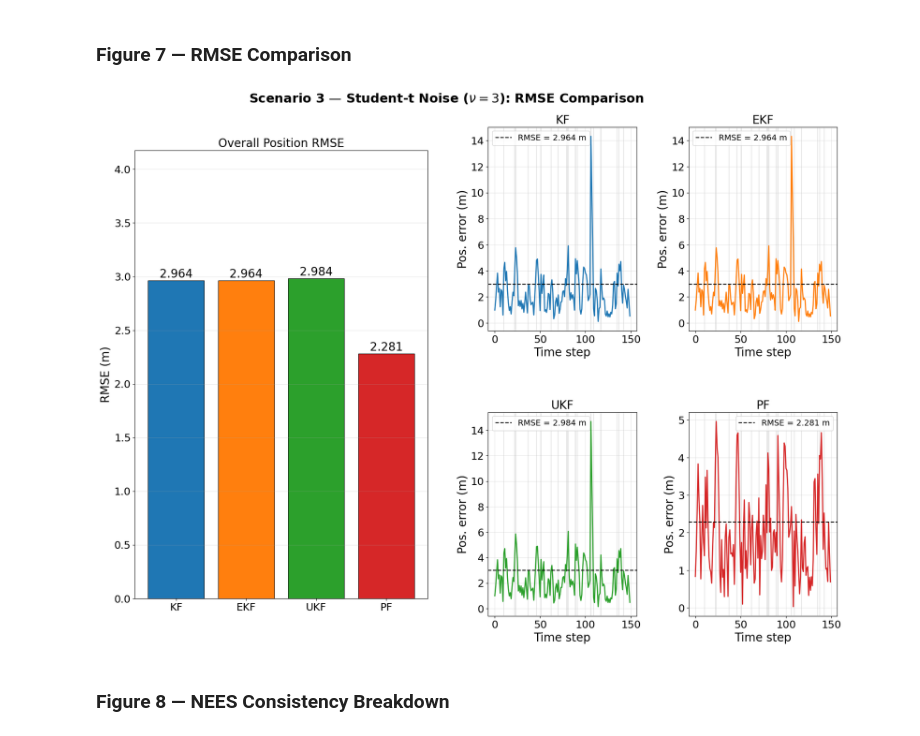
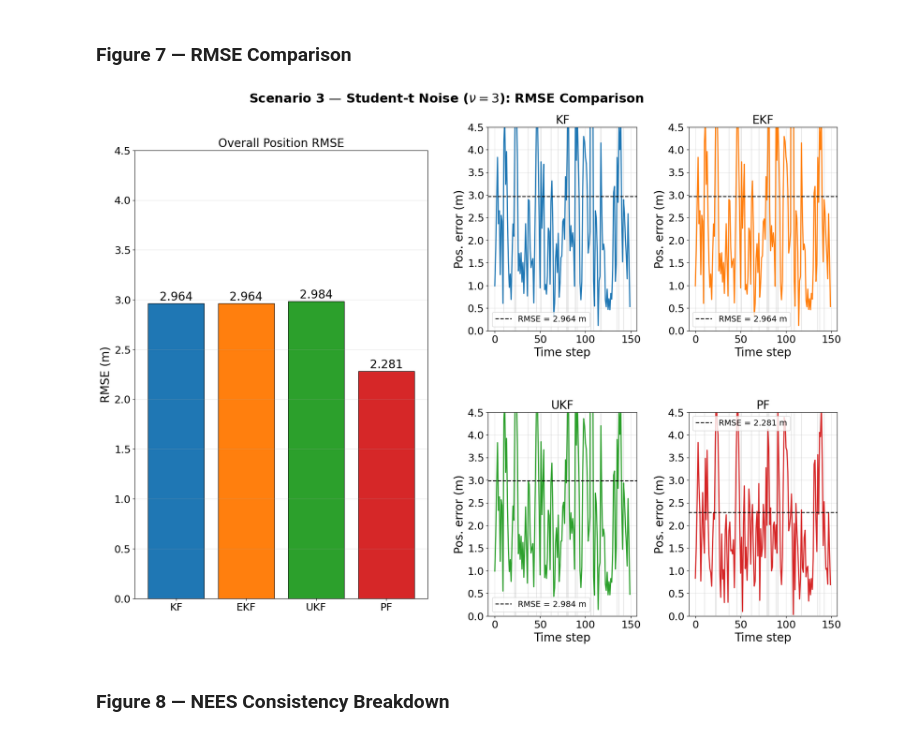
Before and after one commit to Moyin3/Dissertation, a Jupyter notebook: comparative_analysis.ipynb, the cells around one changed output. Drawn from its saved outputs; the diff is of its cells as text; code cells hidden in the pictures.

```diff
--- a/comparative_analysis.ipynb
+++ b/comparative_analysis.ipynb
@@ -45,6 +45,7 @@ COLORS  = {'KF':'#1f77b4', 'EKF':'#ff7f0e', 'UKF':'#2ca02c', 'PF':'#d62728'}
 LSTYLE  = {'KF':'-',       'EKF':'--',       'UKF':'-.',       'PF':':'}
 FILTERS = ['KF','EKF','UKF','PF']
 N_PF    = 2000   # particles
+RMSE_BAR_YLIM = 4.5   # shared y-axis for all RMSE bar charts
 
 def legend_handles(extra=None):
     h = [Line2D([0],[0], color=COLORS[f], ls=LSTYLE[f], lw=2.5, label=f)
@@ -424,7 +425,7 @@ for bar, f in zip(bars, FILTERS):
                 f'{overall1[f]:.3f}', ha='center', va='bottom', fontsize=FS)
 ax_bar.set_ylabel('RMSE (m)'); ax_bar.set_title('Overall Position RMSE')
 ax_bar.grid(True, axis='y', alpha=0.3)
-ax_bar.set_ylim(0, max(overall1.values())*1.4)
+ax_bar.set_ylim(0, RMSE_BAR_YLIM)
 
 # Right column: 2×2 per-filter position error
 gs_right = fig.add_gridspec(2, 2, left=0.55, right=0.97, top=0.92, bottom=0.08,
@@ -437,6 +438,7 @@ for idx, f in enumerate(FILTERS):
     ax.axhline(rmse_f, color='k', ls='--', lw=1.6, label=f'RMSE = {rmse_f:.3f} m')
     ax.set_title(f); ax.set_xlabel('Time step'); ax.set_ylabel('Pos. error (m)')
     ax.legend(fontsize=FS_LEG-2); ax.grid(True, alpha=0.3)
+    ax.set_ylim(0, RMSE_BAR_YLIM)
 
 fig.suptitle('Scenario 1 — Linear CV: RMSE Comparison', fontweight='bold')
 plt.savefig('figures/s1_rmse.png'); plt.show()
@@ -753,35 +755,36 @@ overall3 = {f: np.sqrt(np.mean(np.sum((est3[f][:,:2]-true_states_3[:,:2])**2, ax
 fig = plt.figure(figsize=(20, 14))
 
 # Left column: bar chart
 ax_bar = fig.add_subplot(1, 2, 1)
 bars = ax_bar.bar(FILTERS, [overall3[f] for f in FILTERS],
                   color=[COLORS[f] for f in FILTERS], edgecolor='k', lw=0.9)
 for bar, f in zip(bars, FILTERS):
     ax_bar.text(bar.get_x()+bar.get_width()/2, bar.get_height()+0.005,
                 f'{overall3[f]:.3f}', ha='center', va='bottom', fontsize=FS)
 ax_bar.set_ylabel('RMSE (m)'); ax_bar.set_title('Overall Position RMSE')
 ax_bar.grid(True, axis='y', alpha=0.3)
-ax_bar.set_ylim(0, max(overall3.values())*1.4)
+ax_bar.set_ylim(0, RMSE_BAR_YLIM)
 
 # Right: 2×2 per-filter position error with outlier shading
 gs_right = fig.add_gridspec(2, 2, left=0.55, right=0.97, top=0.92, bottom=0.08,
                               hspace=0.40, wspace=0.35)
 for idx, f in enumerate(FILTERS):
     ax = fig.add_subplot(gs_right[idx//2, idx%2])
     err = pos_err_ts(est3[f], true_states_3)
     rmse_f = np.sqrt(np.mean(err**2))
     for k in outlier_steps:
         ax.axvspan(k-0.5, k+0.5, color='grey', alpha=0.18, lw=0)
     ax.plot(t3, err, color=COLORS[f], lw=2.0)
     ax.axhline(rmse_f, color='k', ls='--', lw=1.6, label=f'RMSE = {rmse_f:.3f} m')
     ax.set_title(f); ax.set_xlabel('Time step'); ax.set_ylabel('Pos. error (m)')
     ax.legend(fontsize=FS_LEG-2); ax.grid(True, alpha=0.3)
+    ax.set_ylim(0, RMSE_BAR_YLIM)
 
 fig.suptitle(f'Scenario 3 — Student-t Noise ($\\nu={NU}$): RMSE Comparison',
              fontweight='bold')
 plt.savefig('figures/s3_rmse.png'); plt.show()
 # %% [output]
-[figure, old version]
+[figure, new version]
 # %% [markdown]
 ### Figure 8 — NEES Consistency Breakdown
 # %%
```
Also changed, not shown: parts of 1 cell of this notebook, 2 other files.
